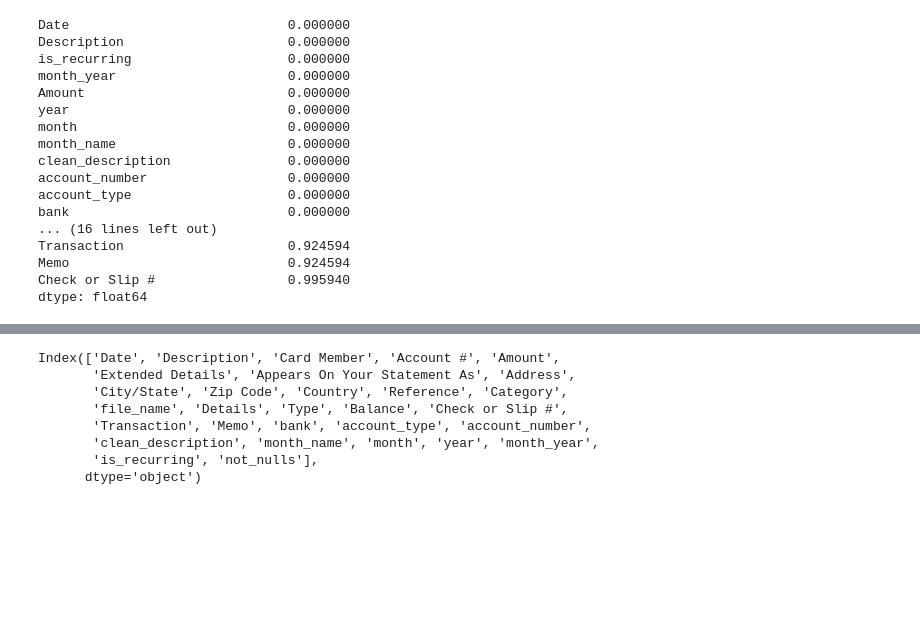
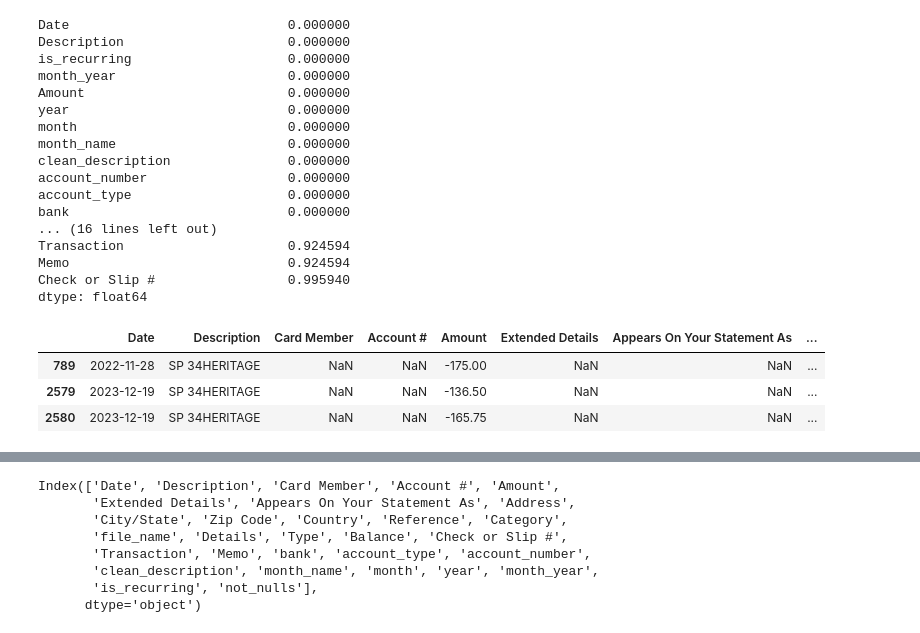
Before and after one commit to blombard24/financial-account-analysis, a Jupyter notebook: test_notebook.ipynb, the cells around one changed output, grey strips where cells are left out. Cells and saved outputs as stored; diff of their text form; code cells hidden in the pictures; blank space fills up the shorter version.

```diff
--- a/test_notebook.ipynb
+++ b/test_notebook.ipynb
@@ -45,4 +66,9 @@ Memo                            0.924594
 Check or Slip #                 0.995940
 dtype: float64
 # %%
-# df[df['Description'].str.contains('blackberry market',case=False, regex=True)]
+df[df['Description'].str.contains('34heritage',case=False, regex=True)]
+# %% [output]
+|  | Date | Description | Card Member | Account # | Amount | Extended Details | Appears On Your Statement As | ... |
+| 789 | 2022-11-28 | SP 34HERITAGE | NaN | NaN | -175.00 | NaN | NaN | ... |
+| 2579 | 2023-12-19 | SP 34HERITAGE | NaN | NaN | -136.50 | NaN | NaN | ... |
+| 2580 | 2023-12-19 | SP 34HERITAGE | NaN | NaN | -165.75 | NaN | NaN | ... |
```
Also changed, not shown: parts of 15 cells of this notebook, 1 other file.
